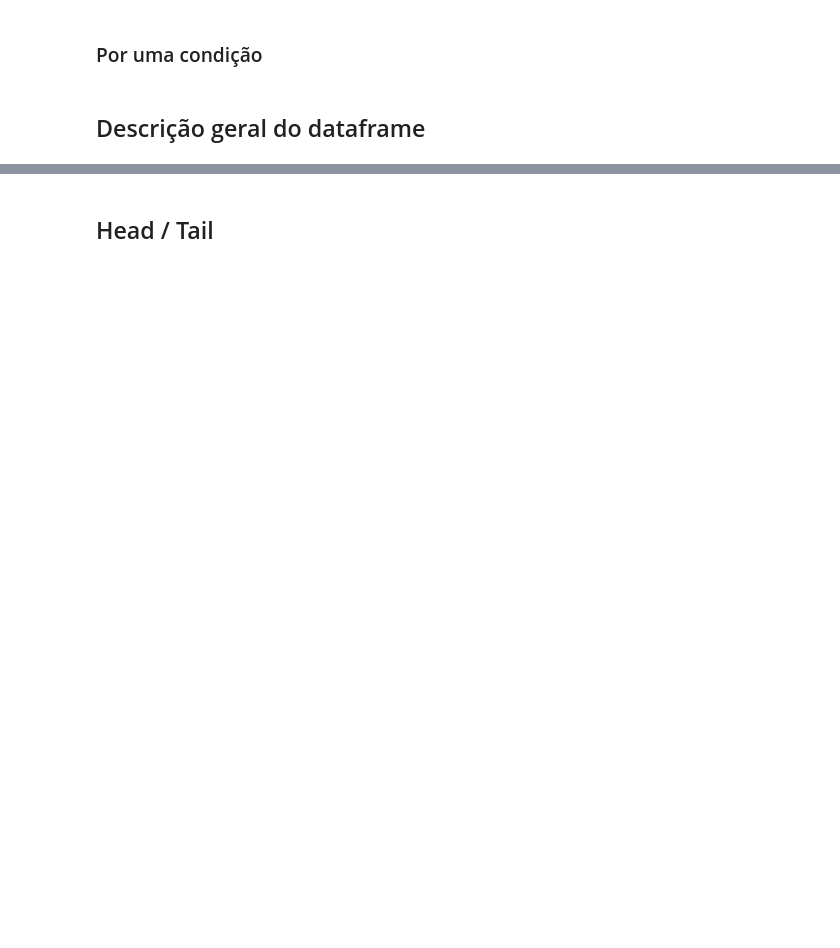
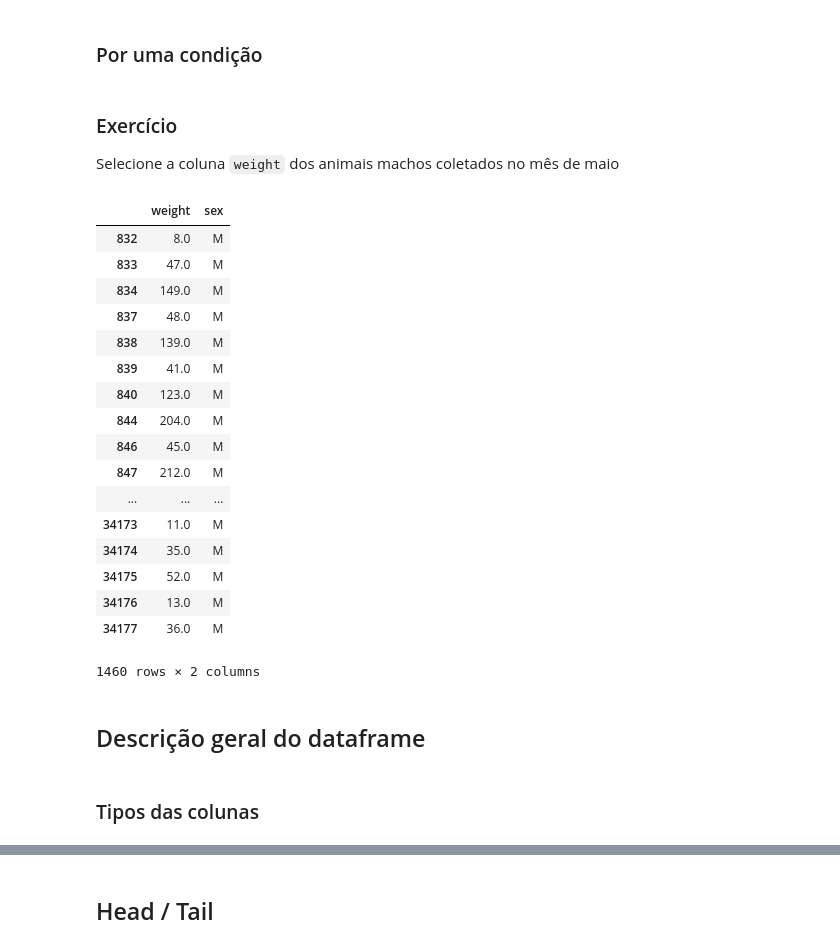
Before and after one commit to ufrpe-ensino/ic-aulas, a Jupyter notebook: aulas/14_Pandas.ipynb, the cells around one changed output, grey strips where cells are left out. Cells and saved outputs as stored; diff of their text form; code cells hidden in the pictures; blank space fills up the shorter version.

```diff
--- a/aulas/14_Pandas.ipynb
+++ b/aulas/14_Pandas.ipynb
@@ -73,2 +159,30 @@ df.loc[df['species_id'] == 'NL' ]
+# %% [markdown]
+### Exercício
+Selecione a coluna `weight` dos animais machos coletados no mês de maio
+# %%
+# df.loc[ <filtro de linhas> , <filtro de colunas> ]
+df.loc[(df['month'] == 5) &
+       (df['sex'] == 'M'),['weight', 'sex'] ]
+# %% [output]
+|  | weight | sex |
+| 832 | 8.0 | M |
+| 833 | 47.0 | M |
+| 834 | 149.0 | M |
+| 837 | 48.0 | M |
+| 838 | 139.0 | M |
+| 839 | 41.0 | M |
+| 840 | 123.0 | M |
+| 844 | 204.0 | M |
+| 846 | 45.0 | M |
+| 847 | 212.0 | M |
+| ... | ... | ... |
+| 34173 | 11.0 | M |
+| 34174 | 35.0 | M |
+| 34175 | 52.0 | M |
+| 34176 | 13.0 | M |
+| 34177 | 36.0 | M |
+1460 rows × 2 columns
 # %% [markdown]
 ## Descrição geral do dataframe
+# %% [markdown]
+### Tipos das colunas
```
Also changed, not shown: parts of 25 cells of this notebook, 1 other file.
